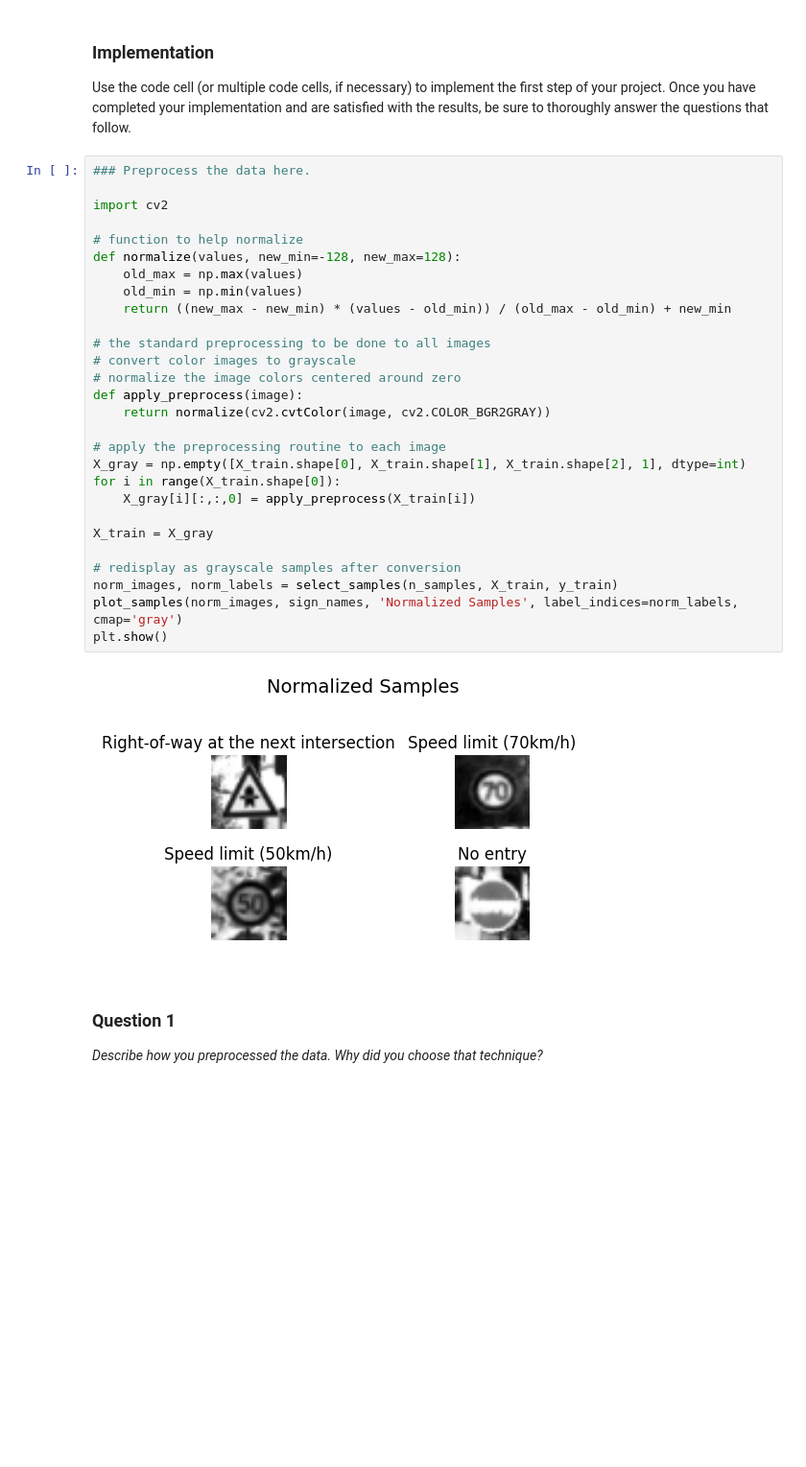
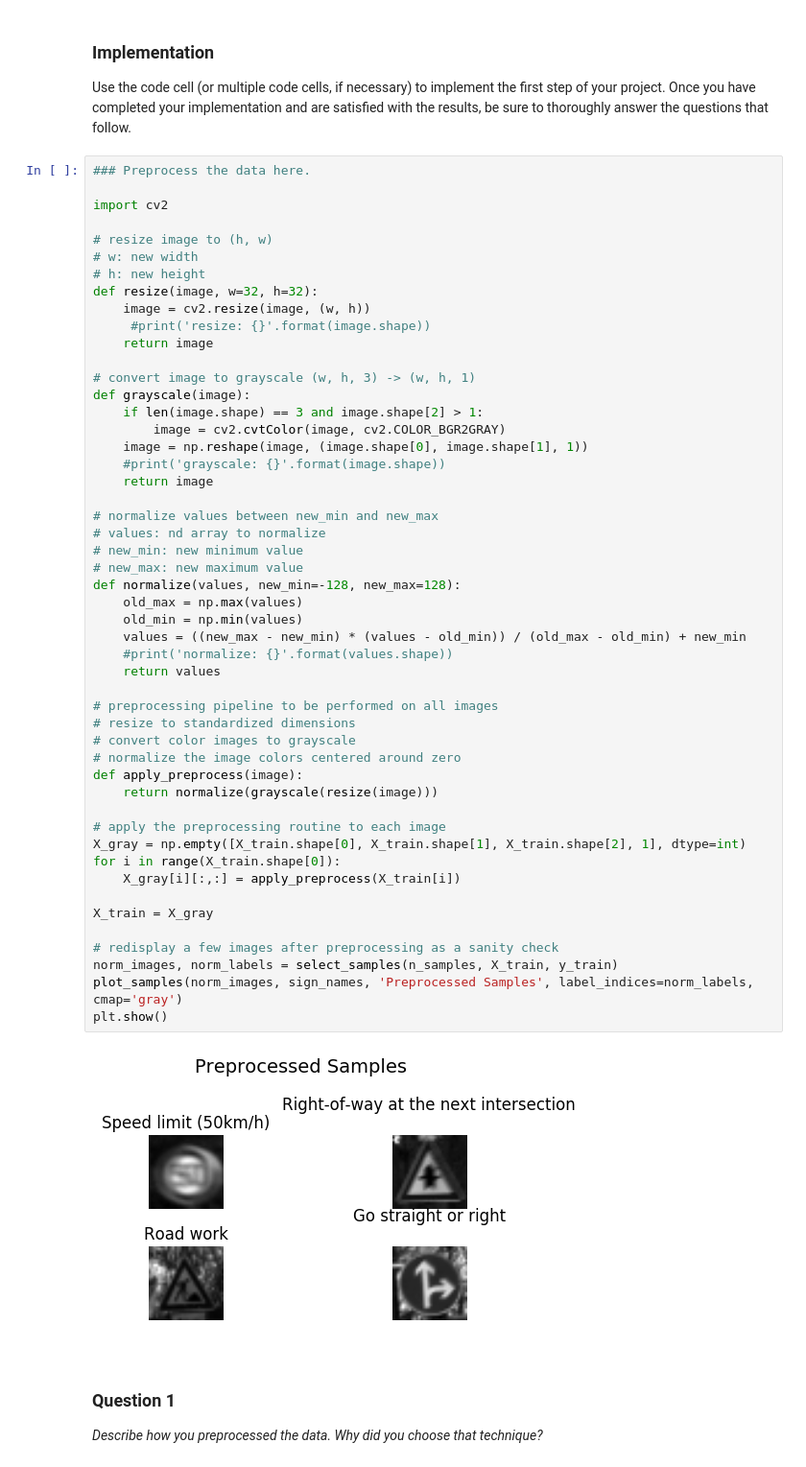
Before and after one commit to morbrian/CarND-Traffic-Sign-Classifier-Project, a Jupyter notebook: Traffic_Sign_Classifier.ipynb, the cells around one changed output. Shown at 96% size. Cells and saved outputs as stored; diff of their text form; blank space fills up the shorter version.

```diff
--- a/Traffic_Sign_Classifier.ipynb
+++ b/Traffic_Sign_Classifier.ipynb
@@ -171,33 +177,55 @@ Use the code cell (or multiple code cells, if necessary) to implement the first
 # %%
 ### Preprocess the data here.
 
 import cv2
 
-# function to help normalize
+# resize image to (h, w)
+# w: new width
+# h: new height
+def resize(image, w=32, h=32):
+    image = cv2.resize(image, (w, h))
+     #print('resize: {}'.format(image.shape))
+    return image
+
+# convert image to grayscale (w, h, 3) -> (w, h, 1)
+def grayscale(image):
+    if len(image.shape) == 3 and image.shape[2] > 1:
+        image = cv2.cvtColor(image, cv2.COLOR_BGR2GRAY)
+    image = np.reshape(image, (image.shape[0], image.shape[1], 1))
+    #print('grayscale: {}'.format(image.shape))
+    return image
+
+# normalize values between new_min and new_max
+# values: nd array to normalize
+# new_min: new minimum value
+# new_max: new maximum value
 def normalize(values, new_min=-128, new_max=128):
     old_max = np.max(values)
     old_min = np.min(values)
-    return ((new_max - new_min) * (values - old_min)) / (old_max - old_min) + new_min
+    values = ((new_max - new_min) * (values - old_min)) / (old_max - old_min) + new_min
+    #print('normalize: {}'.format(values.shape))
+    return values
 
-# the standard preprocessing to be done to all images
+# preprocessing pipeline to be performed on all images
+# resize to standardized dimensions
 # convert color images to grayscale
 # normalize the image colors centered around zero
 def apply_preprocess(image):
-    return normalize(cv2.cvtColor(image, cv2.COLOR_BGR2GRAY))
+    return normalize(grayscale(resize(image)))
 
 # apply the preprocessing routine to each image
 X_gray = np.empty([X_train.shape[0], X_train.shape[1], X_train.shape[2], 1], dtype=int)
 for i in range(X_train.shape[0]):
-    X_gray[i][:,:,0] = apply_preprocess(X_train[i])
+    X_gray[i][:,:] = apply_preprocess(X_train[i])
 
 X_train = X_gray
 
-# redisplay as grayscale samples after conversion
+# redisplay a few images after preprocessing as a sanity check
 norm_images, norm_labels = select_samples(n_samples, X_train, y_train)
-plot_samples(norm_images, sign_names, 'Normalized Samples', label_indices=norm_labels, cmap='gray')
+plot_samples(norm_images, sign_names, 'Preprocessed Samples', label_indices=norm_labels, cmap='gray')
 plt.show()
 # %% [output]
-[figure, old version]
+[figure, new version]
 # %% [markdown]
 ### Question 1
 
```
Also changed, not shown: parts of 32 cells of this notebook, 3 other files.
